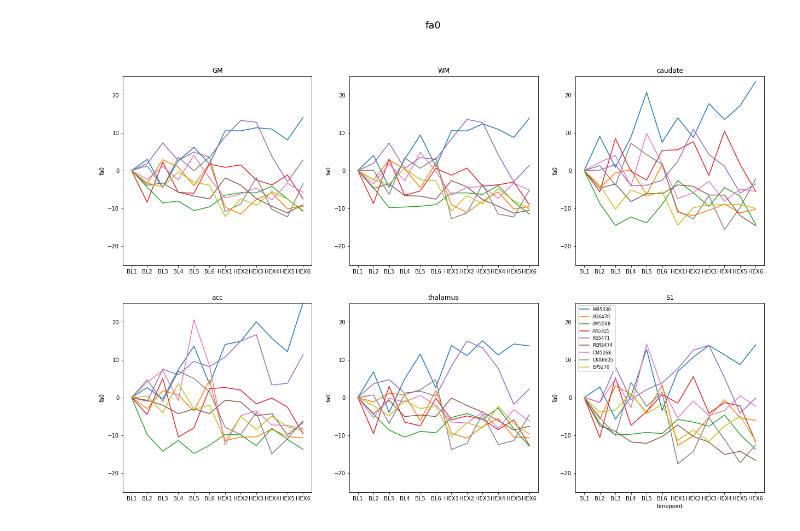
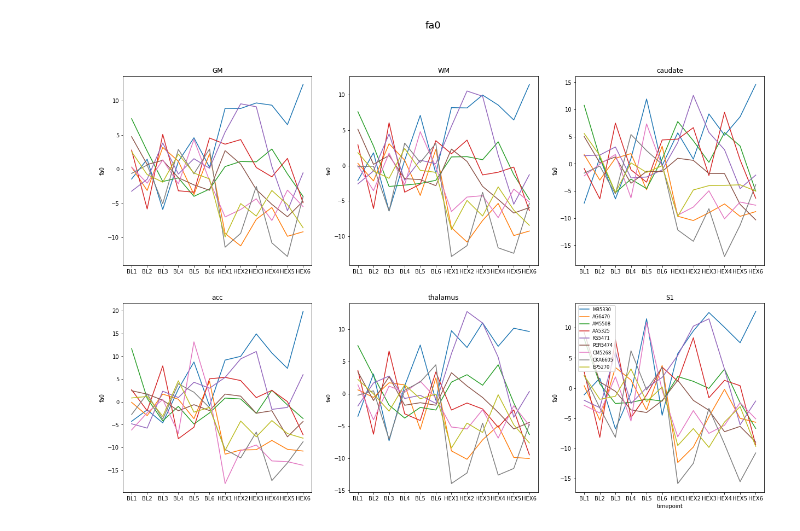
Before and after one commit to willtack/glymphatic-data, a Jupyter notebook: analysis/create_plots.ipynb, the cells around one changed output. Saved outputs shown, nothing was run; the diff lists cells and outputs as text; code cells hidden in the pictures.

Commit message:
time series figures

```diff
--- a/analysis/create_plots.ipynb
+++ b/analysis/create_plots.ipynb
@@ -3,7 +3,7 @@ import matplotlib.pyplot as plt
 import numpy as np
 import pandas as pd
 # %%
-df = pd.read_csv('ts_data_norm_t0.csv')
+df = pd.read_csv('ts_data_norm_fullbaseline.csv')
 df.head()
 # %% [output]
 |  | subject_id | model | scalar | GM | WM | acc | caudate | thalamus | S1 |
@@ -22,34 +22,45 @@ scalar = 'fa0'
 scalar_df = df.loc[df.scalar == scalar]
 
 rois = ['GM', 'WM', 'caudate', 'acc', 'thalamus', 'S1']
 
 for i, ax in enumerate(fig.axes):
     if i < len(rois):
         roi = rois[i]
         if scalar=='rtop':
             ylim=[-10, 10]
         elif scalar=='md':
             ylim=[-10, 10]
         elif scalar=='iso':
             ylim=[-25, 25]
         elif scalar=='ISOVF':
             ylim=[-40, 40]
         elif scalar=='fa0':
             ylim=[-25, 25]
 
+#         if scalar=='rtop':
+#             ylim=[-150000000000, -86000000000]
+#         elif scalar=='md':
+#             ylim=[0.6, 1]
+#         elif scalar=='iso':
+#             ylim=[0.10, 0.35]
+#         elif scalar=='ISOVF':
+#             ylim=[0, 0.3]
+#         elif scalar=='fa0':
+#             ylim=[0.01, 0.10]
+
         for index, row in scalar_df.iterrows():
             data = row[roi][1:-1].split(',') # convert string to list
             data = [float(i) for i in data]
             ax.plot(timepoints, data, label=row.subject_id)
             ax.set_ylabel(scalar)
-            ax.set_ylim(ylim)
+#             ax.set_ylim(ylim)
             ax.set_title(roi)
 
 plt.xlabel('timepoint')
 plt.legend(loc='upper left', fontsize='small')
 fig.suptitle(scalar, fontsize=18)
-fname="figs_norm_t0/{}_timeseries.png".format(scalar)
-plt.savefig(fname)
+fname="figs_norm_fullbaseline/{}_timeseries.png".format(scalar)
+plt.savefig(fname, facecolor='white', edgecolor='none')
 plt.show()
 # %% [output]
-[figure, old version]
+[figure, new version]
```
Also changed, not shown: parts of 1 cell of this notebook, 15 other files.
